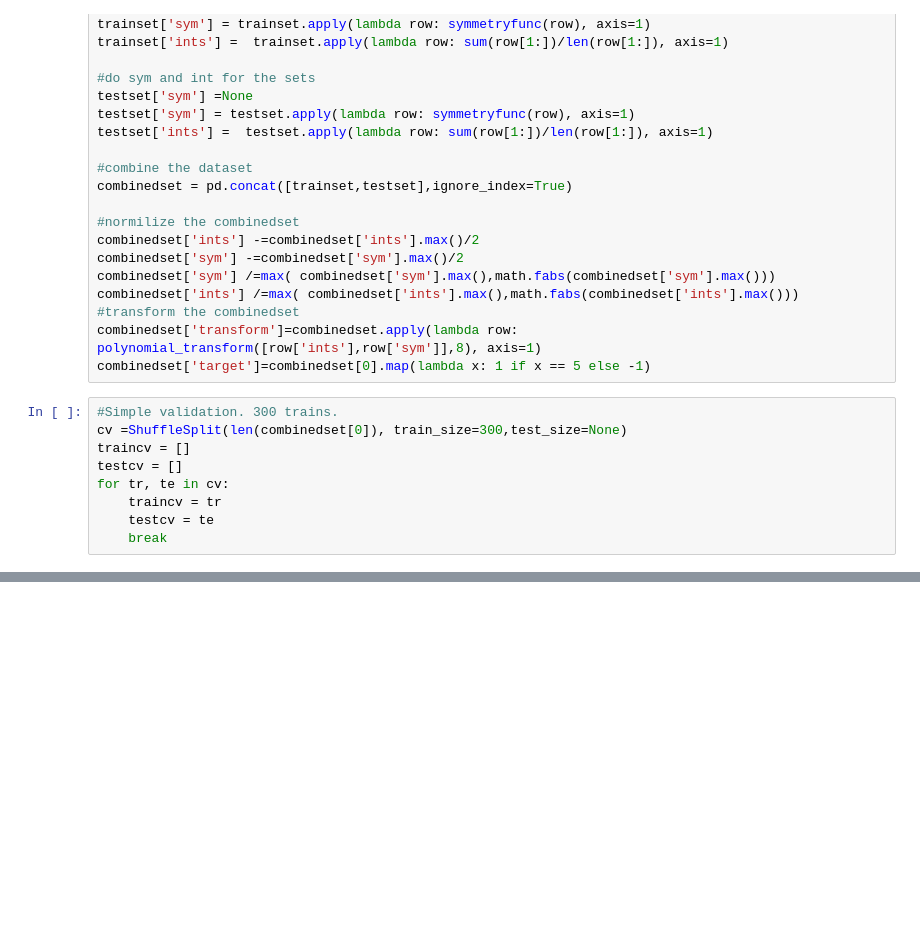
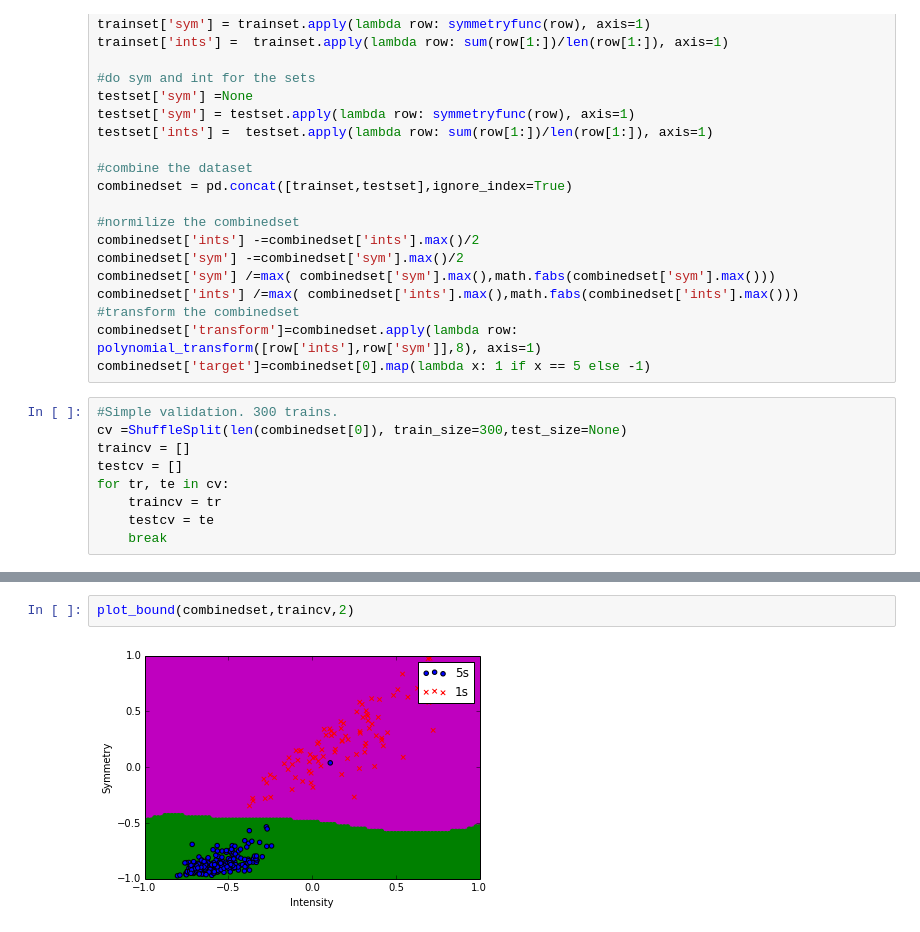
Before and after one commit to Radzell/MLHWK, a Jupyter notebook: Hwk9.ipynb, the cells around one changed output, grey strips where cells are left out. Drawn from its saved outputs; the diff is of its cells as text; blank space fills up the shorter version.

```diff
--- a/Hwk9.ipynb
+++ b/Hwk9.ipynb
@@ -164,0 +213,4 @@ displaydata(combinedset.ix[testcv])
+# %%
+plot_bound(combinedset,traincv,2)
+# %% [output]
+[figure, added]
```
Also changed, not shown: parts of 18 cells of this notebook.
